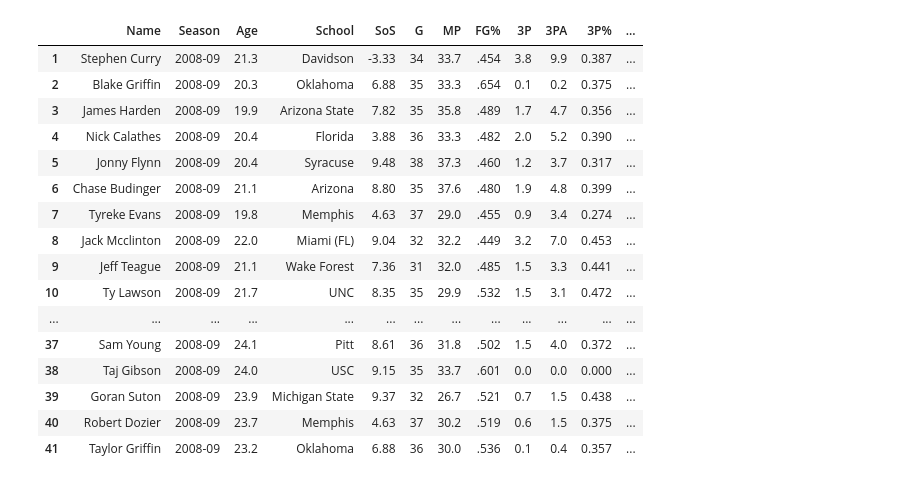
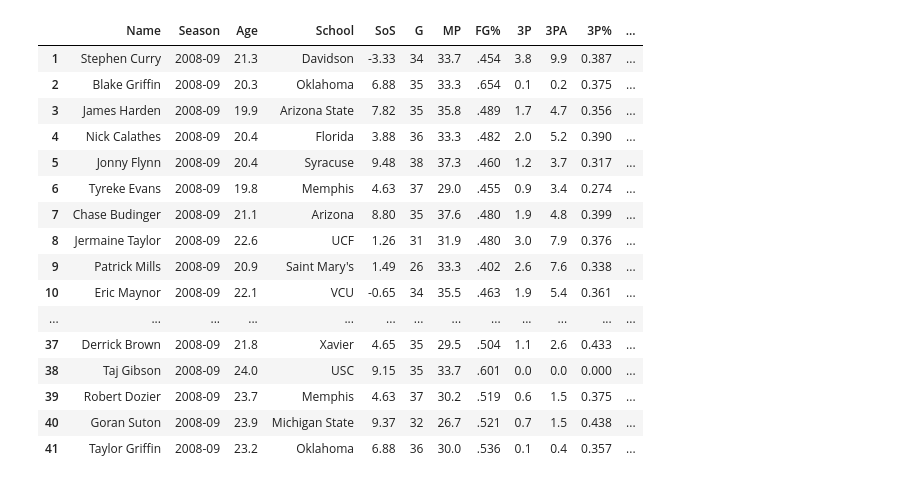
Before and after one commit to EvanJW7/2021-NBA-Draft-Prospect-Stats, a Jupyter notebook: 2009 Grades/2009.ipynb, the cells around one changed output. Drawn from its saved outputs; the diff is of its cells as text; code cells hidden in the pictures.

```diff
--- a/2009 Grades/2009.ipynb
+++ b/2009 Grades/2009.ipynb
@@ -76,7 +76,7 @@ for player in players:
         age_on_draft_night = draft_date_final - birth_date_final
         age = round(age_on_draft_night.days/365, 1)
         age_list.append(age)
-        year = round(((1-(age/30))*2.95), 2)
+        year = round(((1-(age/35))*2.33), 2)
         year_list.append(year)
 
     except:
@@ -103,51 +103,50 @@ table['PF'] = table['PF'].astype(float)
 table['FT%'] = table['FT%'].astype(float)
 table['3P%'] = table['3P%'].astype(float)
 
-table["Player Grade"] = ((table['PTS']) + (table['TRB']*1.5) + (table['AST']*2) +
-(table['BLK']*3) + (table['STL']*3) + (table['3P']*5)+ (table['FT%']*7) + (table['SOS']) +
-(table['3P%']*10)) * table['Year']
+table["Player Grade"] = ((table['PTS']) + (table['TRB']*1.25) + (table['AST']*2) +
+(table['BLK']*2) + (table['STL']*3) + (table['3P']*2) + (table['3PA']) + (table['SOS']/2)) * table['Year']
 
-table["Player Grade"] = table["Player Grade"]*1.50
+table["Player Grade"] = table["Player Grade"]*1.75
 table["Player Grade"] = (round(table["Player Grade"], 1))
 table["Player Grade"]= table["Player Grade"].astype(float)
 
 table = table.sort_values(by= "Player Grade", ascending=False)
 table.insert(5, 'SoS', table['SOS'])
 table.reset_index(drop = True, inplace=True)
 import numpy as np
 table.index = np.arange(1, len(table)+1)
 del table['SOS']
 del table['Conf']
 del table['ORB']
 del table['DRB']
 del table['GS']
 del table['FG']
 del table['FGA']
 del table['FT']
 del table['FTA']
 del table['2P']
 del table['2PA']
 del table['2P%']
 del table['Year']
 del table['TOV']
 del table['PF']
 
 table
 # %% [output]
 |  | Name | Season | Age | School | SoS | G | MP | FG% | 3P | 3PA | 3P% | ... |
 | 1 | Stephen Curry | 2008-09 | 21.3 | Davidson | -3.33 | 34 | 33.7 | .454 | 3.8 | 9.9 | 0.387 | ... |
 | 2 | Blake Griffin | 2008-09 | 20.3 | Oklahoma | 6.88 | 35 | 33.3 | .654 | 0.1 | 0.2 | 0.375 | ... |
 | 3 | James Harden | 2008-09 | 19.9 | Arizona State | 7.82 | 35 | 35.8 | .489 | 1.7 | 4.7 | 0.356 | ... |
 | 4 | Nick Calathes | 2008-09 | 20.4 | Florida | 3.88 | 36 | 33.3 | .482 | 2.0 | 5.2 | 0.390 | ... |
 | 5 | Jonny Flynn | 2008-09 | 20.4 | Syracuse | 9.48 | 38 | 37.3 | .460 | 1.2 | 3.7 | 0.317 | ... |
-| 6 | Chase Budinger | 2008-09 | 21.1 | Arizona | 8.80 | 35 | 37.6 | .480 | 1.9 | 4.8 | 0.399 | ... |
-| 7 | Tyreke Evans | 2008-09 | 19.8 | Memphis | 4.63 | 37 | 29.0 | .455 | 0.9 | 3.4 | 0.274 | ... |
-| 8 | Jack Mcclinton | 2008-09 | 22.0 | Miami (FL) | 9.04 | 32 | 32.2 | .449 | 3.2 | 7.0 | 0.453 | ... |
-| 9 | Jeff Teague | 2008-09 | 21.1 | Wake Forest | 7.36 | 31 | 32.0 | .485 | 1.5 | 3.3 | 0.441 | ... |
-| 10 | Ty Lawson | 2008-09 | 21.7 | UNC | 8.35 | 35 | 29.9 | .532 | 1.5 | 3.1 | 0.472 | ... |
+| 6 | Tyreke Evans | 2008-09 | 19.8 | Memphis | 4.63 | 37 | 29.0 | .455 | 0.9 | 3.4 | 0.274 | ... |
+| 7 | Chase Budinger | 2008-09 | 21.1 | Arizona | 8.80 | 35 | 37.6 | .480 | 1.9 | 4.8 | 0.399 | ... |
+| 8 | Jermaine Taylor | 2008-09 | 22.6 | UCF | 1.26 | 31 | 31.9 | .480 | 3.0 | 7.9 | 0.376 | ... |
+| 9 | Patrick Mills | 2008-09 | 20.9 | Saint Mary's | 1.49 | 26 | 33.3 | .402 | 2.6 | 7.6 | 0.338 | ... |
+| 10 | Eric Maynor | 2008-09 | 22.1 | VCU | -0.65 | 34 | 35.5 | .463 | 1.9 | 5.4 | 0.361 | ... |
 | ... | ... | ... | ... | ... | ... | ... | ... | ... | ... | ... | ... | ... |
-| 37 | Sam Young | 2008-09 | 24.1 | Pitt | 8.61 | 36 | 31.8 | .502 | 1.5 | 4.0 | 0.372 | ... |
+| 37 | Derrick Brown | 2008-09 | 21.8 | Xavier | 4.65 | 35 | 29.5 | .504 | 1.1 | 2.6 | 0.433 | ... |
 | 38 | Taj Gibson | 2008-09 | 24.0 | USC | 9.15 | 35 | 33.7 | .601 | 0.0 | 0.0 | 0.000 | ... |
-| 39 | Goran Suton | 2008-09 | 23.9 | Michigan State | 9.37 | 32 | 26.7 | .521 | 0.7 | 1.5 | 0.438 | ... |
-| 40 | Robert Dozier | 2008-09 | 23.7 | Memphis | 4.63 | 37 | 30.2 | .519 | 0.6 | 1.5 | 0.375 | ... |
+| 39 | Robert Dozier | 2008-09 | 23.7 | Memphis | 4.63 | 37 | 30.2 | .519 | 0.6 | 1.5 | 0.375 | ... |
+| 40 | Goran Suton | 2008-09 | 23.9 | Michigan State | 9.37 | 32 | 26.7 | .521 | 0.7 | 1.5 | 0.438 | ... |
 | 41 | Taylor Griffin | 2008-09 | 23.2 | Oklahoma | 6.88 | 36 | 30.0 | .536 | 0.1 | 0.4 | 0.357 | ... |
```
